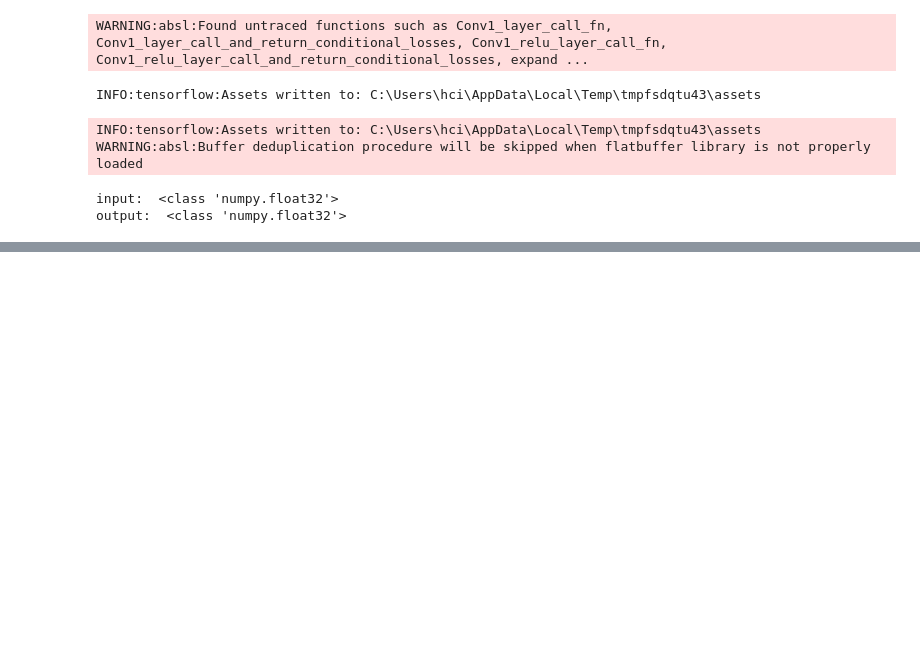
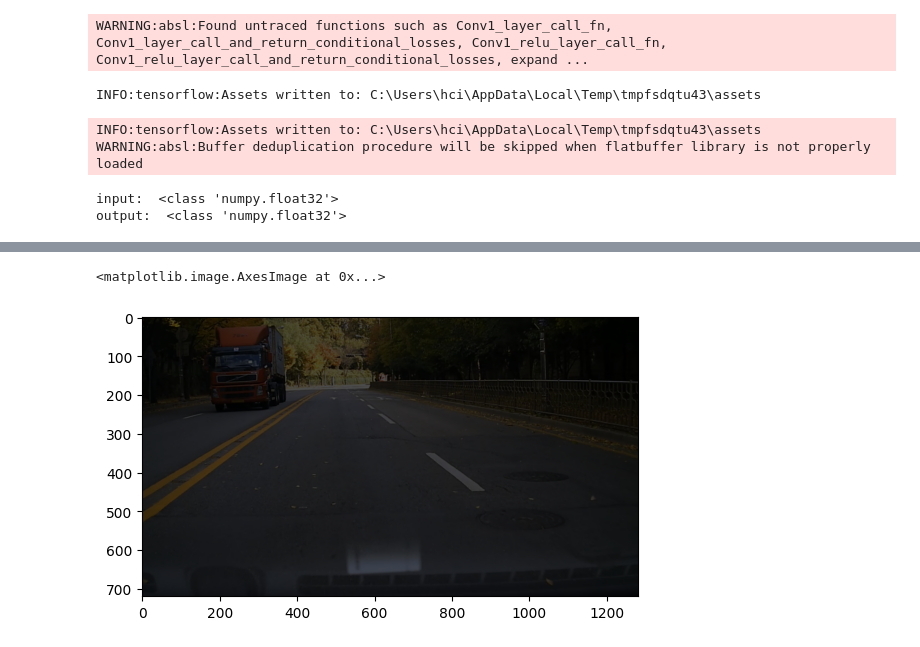
Before and after one commit to chaaaning/Crack-Segmentation-tensorflow, a Jupyter notebook: check_code.ipynb, the cells around one changed output, grey strips where cells are left out. Drawn from its saved outputs; the diff is of its cells as text; code cells hidden in the pictures; blank space fills up the shorter version.

```diff
--- a/check_code.ipynb
+++ b/check_code.ipynb
@@ -441,0 +441,5 @@ _________________________________________________________________
+# %%
+plt.imshow(ImageEnhance.Brightness(img).enhance(0.3))
+# %% [output]
+<matplotlib.image.AxesImage at 0x...>
+[figure, added]
```
Also changed, not shown: parts of 16 cells of this notebook, 6 other files.
